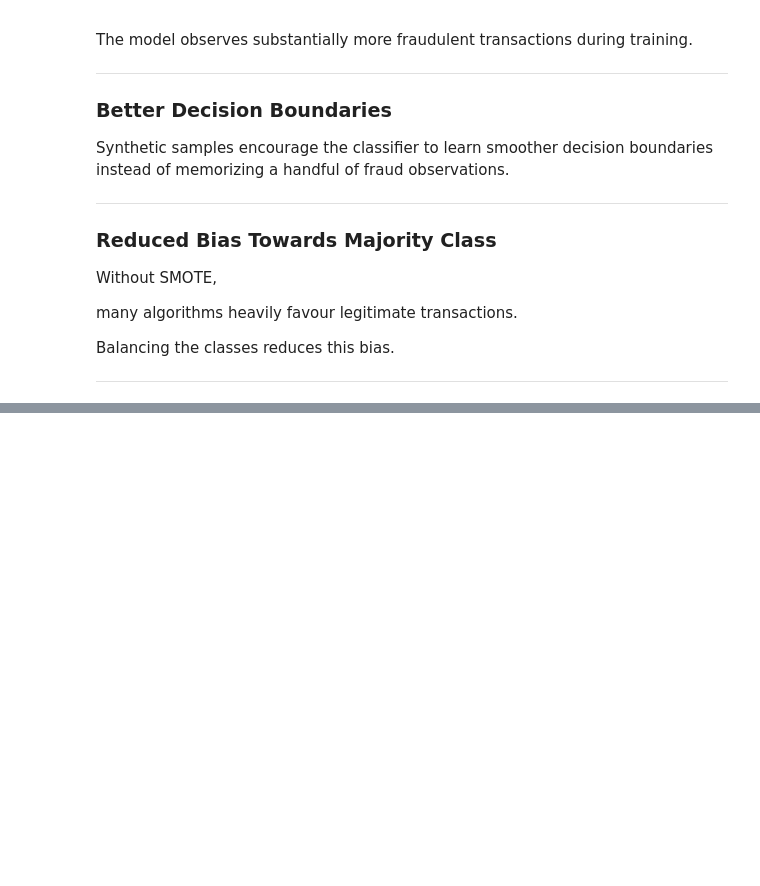
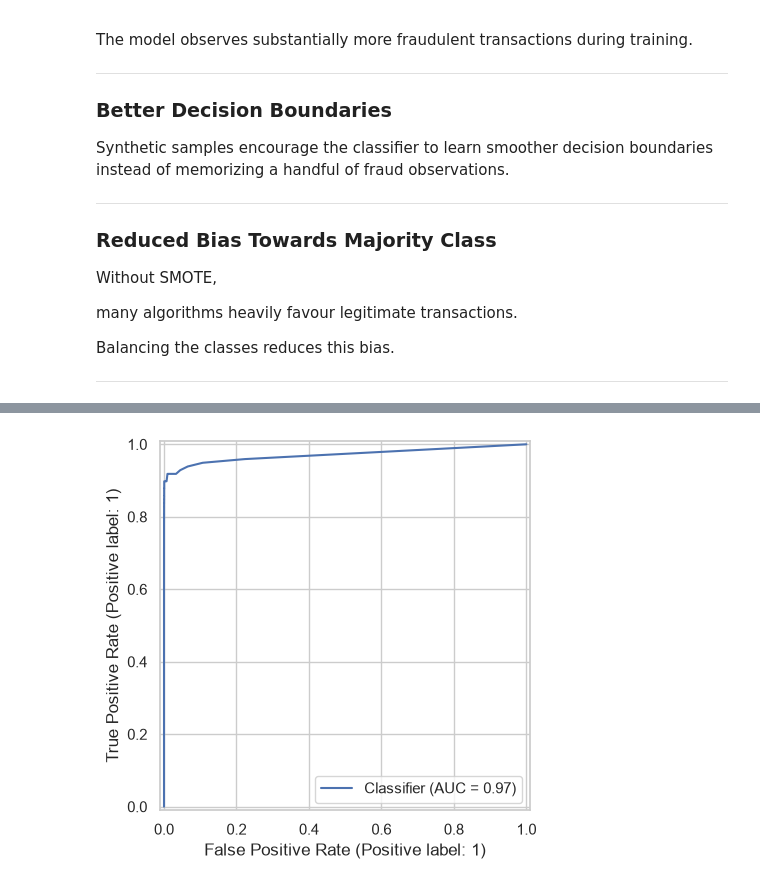
Before and after one commit to meerkanani-40/Credit-Card-Fraud-Detection, a Jupyter notebook: Credit_Card_Fraud_Detection.ipynb, the cells around one changed output, grey strips where cells are left out. Saved outputs shown, nothing was run; the diff lists cells and outputs as text; code cells hidden in the pictures; blank space fills up the shorter version.

```diff
--- a/Credit_Card_Fraud_Detection.ipynb
+++ b/Credit_Card_Fraud_Detection.ipynb
@@ -1610,0 +2131,9 @@ Balancing the classes reduces this bias.
+# %%
+RocCurveDisplay.from_predictions(
+    y_test,
+    y_prob
+)
+
+plt.show()
+# %% [output]
+[figure, added]
```
Also changed, not shown: parts of 52 cells of this notebook.
